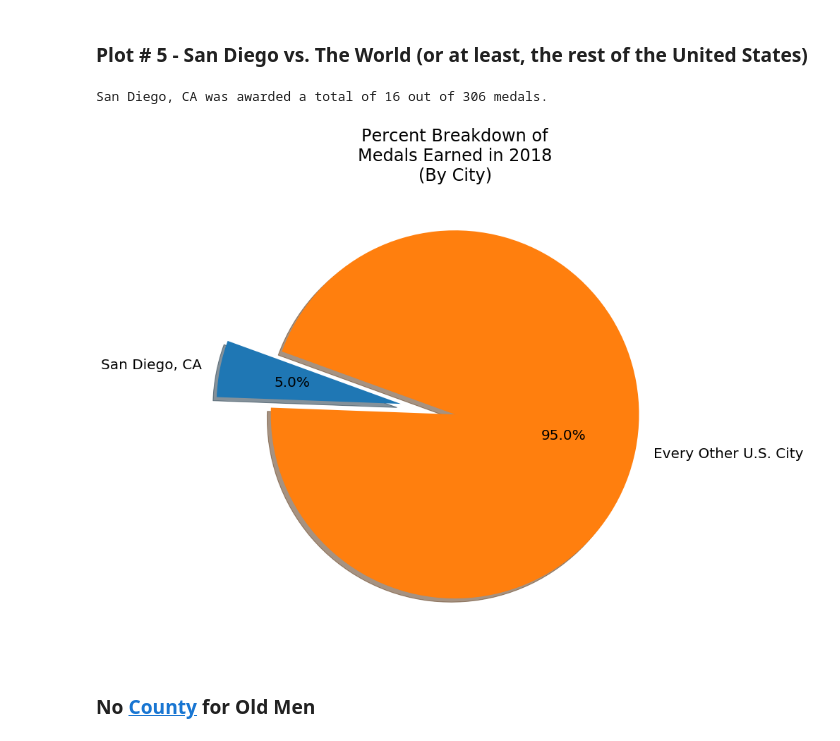
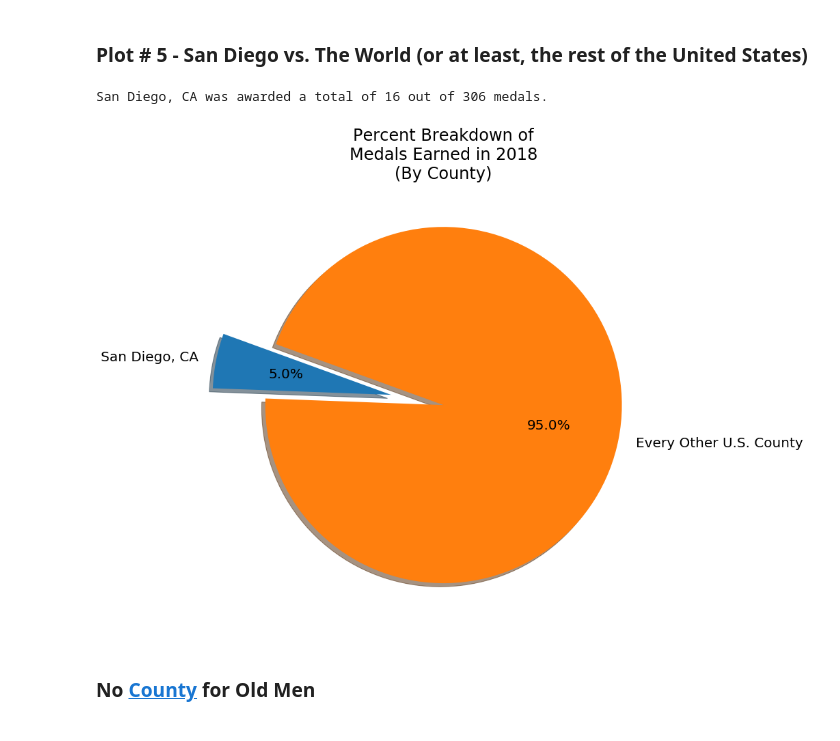
Before and after one commit to jbizzlefoshizzle/Project-1, a Jupyter notebook: Presentation Notebook.ipynb, the cells around one changed output. Saved outputs shown, nothing was run; the diff lists cells and outputs as text; code cells hidden in the pictures.

```diff
--- a/Presentation Notebook.ipynb
+++ b/Presentation Notebook.ipynb
@@ -352,7 +352,7 @@ print("")
 plt.figure(figsize=(24,12))
 plt.pie(medals, explode=explode, labels=labels, autopct="%1.1f%%", shadow=True, startangle=203)
 plt.title("Breakdown of\n" + "Medals Earned by\n" + "Pizza Port Carlsbad", size=20)
-# plt.rcParams['font.size'] = 20
+plt.rcParams['font.size'] = 20
 plt.show()
 # %% [output]
 [figure]
@@ -452,32 +452,32 @@ Power_divergenceResult(statistic=0.036281179138321996, pvalue=0.982022960467876)
 # %%
 # Did San Diego show up as the best in the U.S. for 2018?
 
 total_entries_us = all_winner_data.groupby(['year'])['total_category_entries'].count()
 total_entries_cal = cal_data.groupby(['year'])['total_category_entries'].count()
 total_entries_sd = sd_data.groupby(['year'])['total_category_entries'].count()
 
 bweh = sd_data.loc[sd_data['year'] == 2018]
 sd_2018 = bweh[['medal', 'beer_name', 'brewery', 'category', 'total_category_entries']]
 
 medals_2018 = all_winner_data.loc[all_winner_data['year'] == 2018]
 all_2018 = medals_2018[['medal', 'beer_name', 'brewery', 'category', 'total_category_entries']]
 
 x = sd_2018['medal'].count()
 y = all_2018['medal'].count()
 print("")
 print(f'San Diego, CA was awarded a total of {x} out of {y} medals.')
 
-labels = 'San Diego, CA','Every Other U.S. City'
+labels = 'San Diego, CA','Every Other U.S. County'
 sizes = [x,y]
 explode = (0.3,0)
-# plt.rcParams['font.size'] = 20
+plt.rcParams['font.size'] = 20
 plt.figure(figsize=(24,12))
 plt.pie(sizes, explode=explode, labels=labels, autopct='%1.1f%%',shadow=True, startangle=160)
-plt.title("Percent Breakdown of\n" + "Medals Earned in 2018\n" + "(By City)")
+plt.title("Percent Breakdown of\n" + "Medals Earned in 2018\n" + "(By County)")
 plt.show()
 # %% [output]
 San Diego, CA was awarded a total of 16 out of 306 medals.
-[figure, old version]
+[figure, new version]
 # %% [markdown]
 ### No [County](https://www.imdb.com/title/tt0477348/) for Old Men
 # %%
```
Also changed, not shown: 1 other file.
